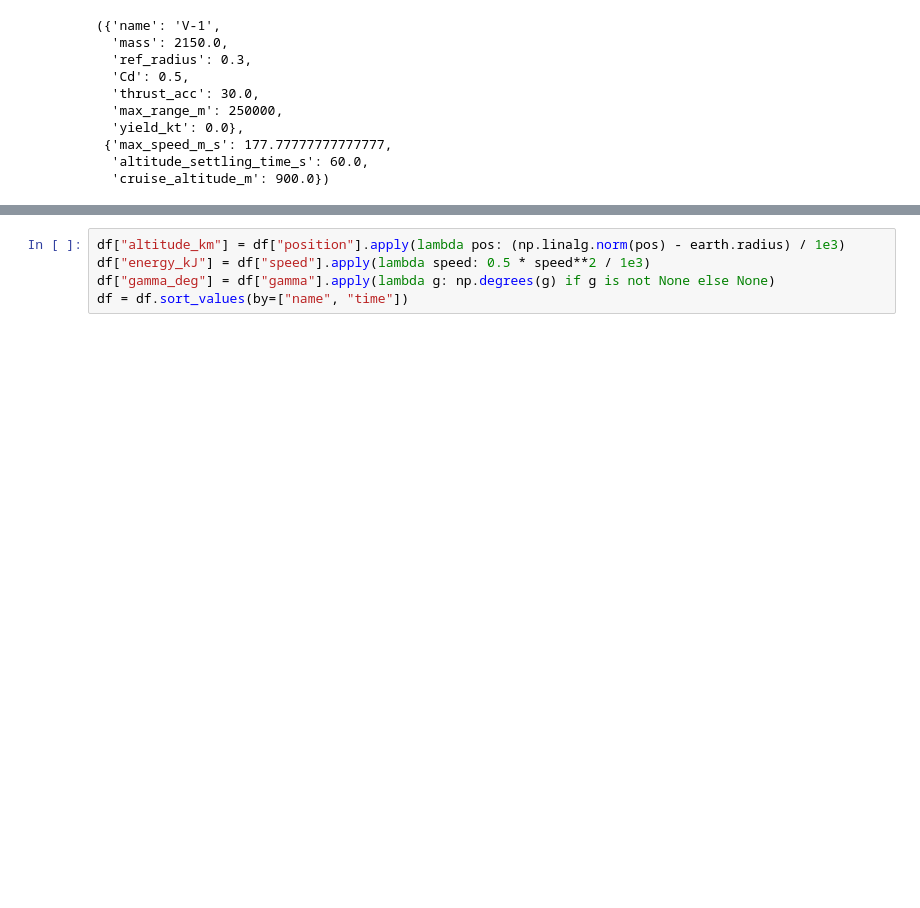
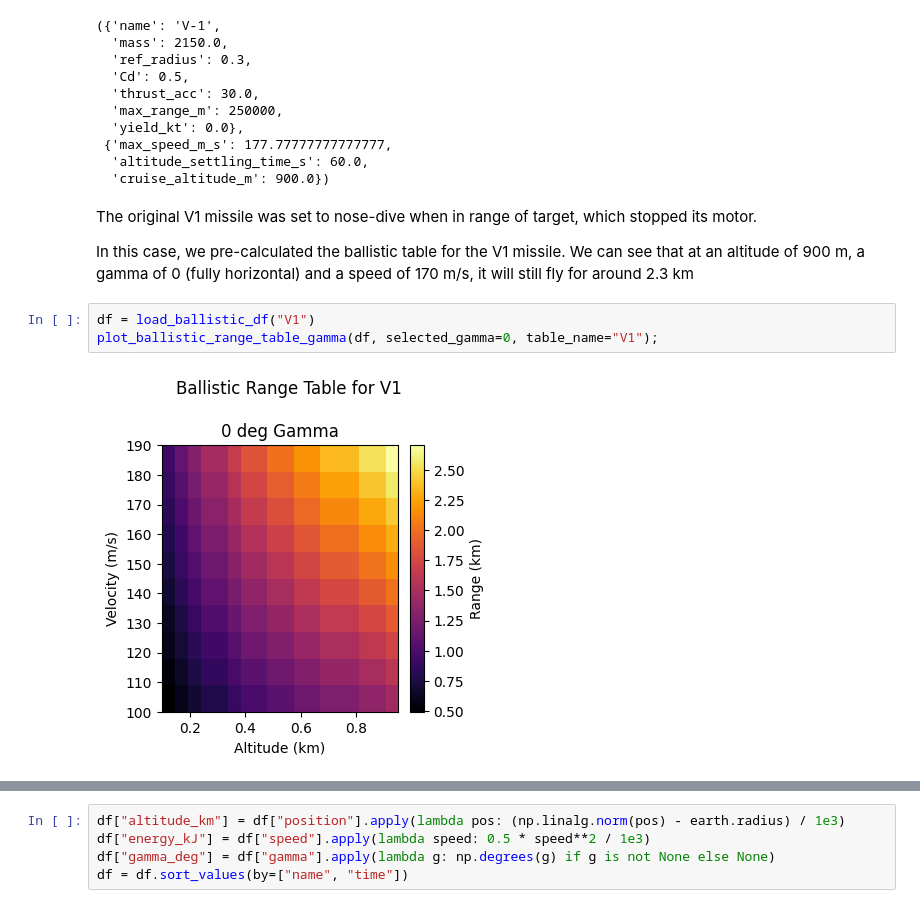
Before and after one commit to Sylvain-Rama/MAD, a Jupyter notebook: notebooks/test_switchable_guidances.ipynb, the cells around one changed output, grey strips where cells are left out. Saved outputs shown, nothing was run; the diff lists cells and outputs as text; blank space fills up the shorter version.

```diff
--- a/notebooks/test_switchable_guidances.ipynb
+++ b/notebooks/test_switchable_guidances.ipynb
@@ -41,4 +51,14 @@ V1, V1_guidance
  {'max_speed_m_s': 177.77777777777777,
   'altitude_settling_time_s': 60.0,
   'cruise_altitude_m': 900.0})
+# %% [markdown]
+The original V1 missile was set to nose-dive when in range of target, which stopped its motor.
+
+In this case, we pre-calculated the ballistic table for the V1 missile.
+We can see that at an altitude of 900 m, a gamma of 0 (fully horizontal) and a speed of 170 m/s, it will still fly for around 2.3 km
+# %%
+df = load_ballistic_df("V1")
+plot_ballistic_range_table_gamma(df, selected_gamma=0, table_name="V1");
+# %% [output]
+[figure, added]
 # %%
```
Also changed, not shown: parts of 7 cells of this notebook, 1 other file.
